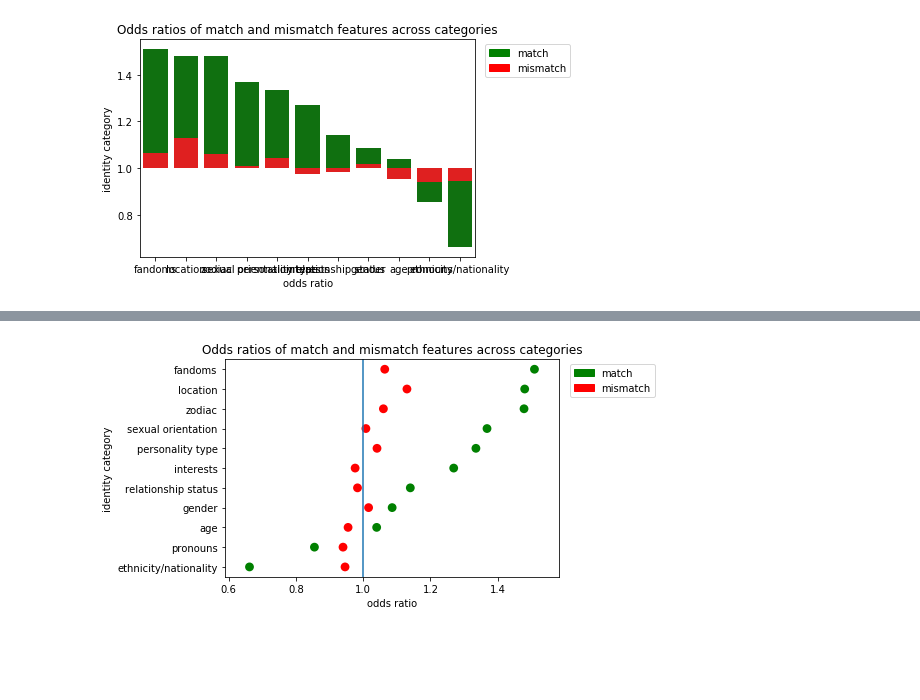
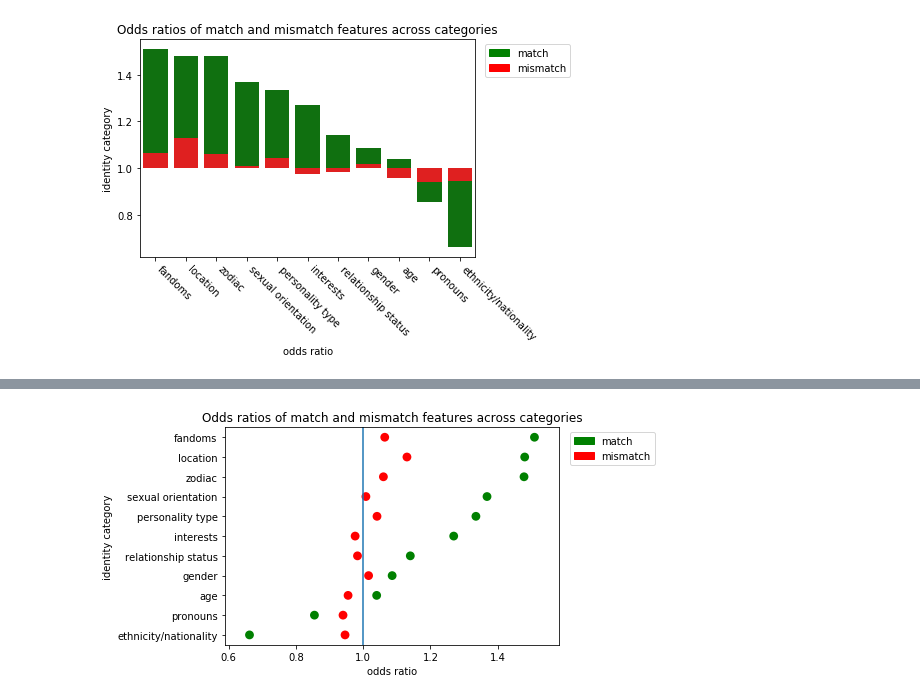
Before and after one commit to michaelmilleryoder/tumblr-scripts, a Jupyter notebook: jupyter/websci2020_plot.ipynb, the cells around one changed output, grey strips where cells are left out. Saved outputs shown, nothing was run; the diff lists cells and outputs as text; code cells hidden in the pictures; blank space fills up the shorter version.

Commit message:
Plot

```diff
--- a/jupyter/websci2020_plot.ipynb
+++ b/jupyter/websci2020_plot.ipynb
@@ -4,10 +73,16 @@
 # Load category OR data
 import pandas as pd
 
+
 category_fpath = '/projects/websci2020_tumblr_identity/output/coefficients_viz/category_plot.csv'
 category_data = pd.read_csv(category_fpath)
-category_data['match_odds_ratio-1'] = category_data['match_odds_ratio'] - 1
-category_data['mismatch_odds_ratio-1'] = category_data['mismatch_odds_ratio'] - 1
-category_data_match_sorted = category_data.sort_values('match_odds_ratio', ascending=False)
+
+def get_match_diff(category):
+    return category_data.loc[(category_data['model_category']==category) & (category_data['match']=='match'), 'odds_ratio'].values[0] - \
+        category_data.loc[(category_data['model_category']==category) & (category_data['match']=='mismatch'), 'odds_ratio'].values[0]
+
+category_data['odds_ratio-1'] = category_data['odds_ratio'] - 1
+category_data['category_match-mismatch'] = category_data['model_category'].map(lambda x: get_match_diff(x))
+category_data_match_sorted = category_data.sort_values('category_match-mismatch', ascending=False)
 category_data_match_sorted
 # %% [output]
@@ -25,0 +106,20 @@ category_data_match_sorted
+# %%
+# category bar plot
+
+%matplotlib inline
+
+import seaborn as sns
+import matplotlib.pyplot as plt
+
+sns.set(style='whitegrid')
+sns.set_style('whitegrid', {'font.sans-serif': ['FreeSans', 'DejaVu Sans', 'Arial', 'sans-serif']})
+sns.barplot(x='model_category', y='odds_ratio-1', hue='match', data=category_data_match_sorted, bottom=1.0)
+
+plt.title("Category match and mismatch")
+plt.ylabel('Odds ratio')
+plt.xlabel('Identity category')
+plt.xticks(rotation=-45, ha='left')
+plt.legend(loc='upper right', bbox_to_anchor=((1.3, 1)))
+
+outpath = '/projects/websci2020_tumblr_identity/output/coefficients_viz/category_plot.png'
+plt.savefig(outpath, dpi=200, bbox_inches='tight')
@@ -26,23 +128,24 @@ category_data_match_sorted
 # %%
-# bar plot
+# category bar plot (old)
 
 %matplotlib inline
 
 import seaborn as sns
 import matplotlib.pyplot as plt
 import matplotlib.patches as mpatches
 
 fig = plt.figure()
 sns.barplot(x='model_category', y='match_odds_ratio-1', data=category_data_match_sorted, color='green', label='match', bottom=1.0)
 sns.barplot(x='model_category', y='mismatch_odds_ratio-1', data=category_data_match_sorted, color='red', label='mismatch', bottom=1.0)
 
 plt.title("Odds ratios of match and mismatch features across categories")
 plt.xlabel('odds ratio')
+plt.xticks(rotation=-45, ha='left')
 plt.ylabel('identity category')
 red_patch = mpatches.Patch(color='red', label='mismatch')
 green_patch = mpatches.Patch(color='green', label='match')
 # plt.legend(labels=['match', 'mismatch'])
 plt.legend(loc='upper right', bbox_to_anchor=((1.3, 1)), handles=[green_patch, red_patch])
 fig.set_facecolor('white')
 # %% [output]
-[figure, old version]
+[figure, new version]
```
Also changed, not shown: parts of 9 cells of this notebook, 1 other file.
